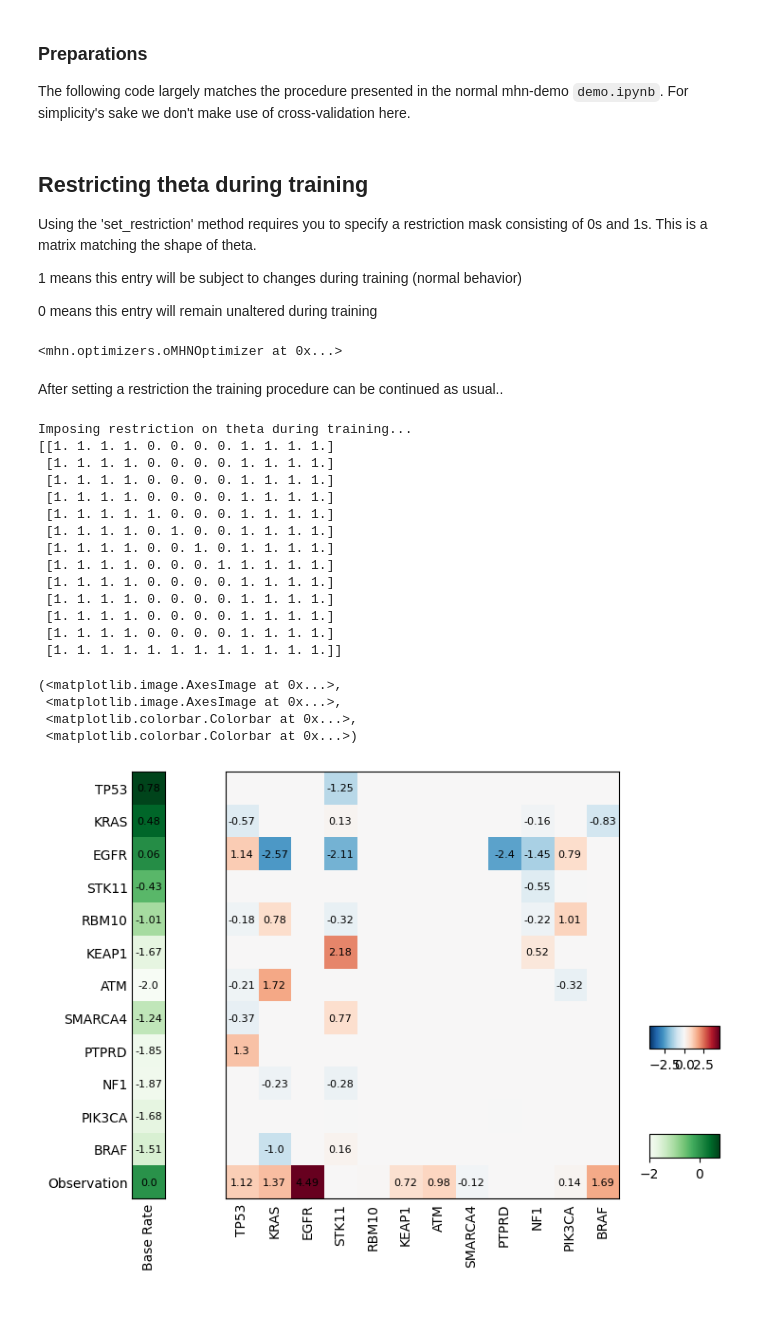
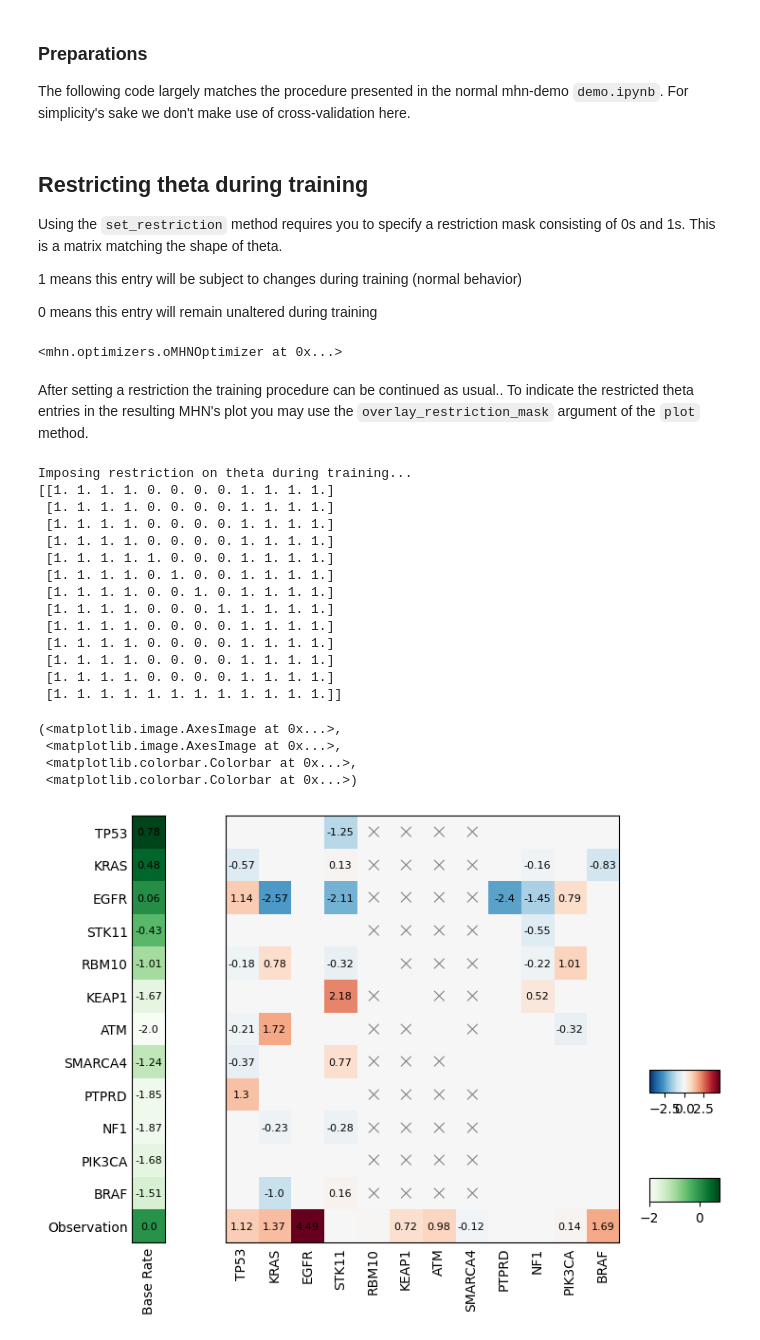
Before and after one commit to MichaelBonart/LearnMHN_TestRepo, a Jupyter notebook: demo/demo_theta-restriction.ipynb, the cells around one changed output. Drawn from its saved outputs; the diff is of its cells as text; code cells hidden in the pictures; blank space fills up the shorter version.

Commit message:
added depiction of restricted theta entries in model.plot()

```diff
--- a/demo/demo_theta-restriction.ipynb
+++ b/demo/demo_theta-restriction.ipynb
@@ -29,7 +29,7 @@ opt_lam=1.0/len(input_subset)
 # %% [markdown]
 ## Restricting theta during training
 
-Using the 'set_restriction' method requires you to specify a restriction mask consisting of 0s and 1s. This is a matrix matching the shape of theta.
+Using the `set_restriction` method requires you to specify a restriction mask consisting of 0s and 1s. This is a matrix matching the shape of theta.
 
  1 means this entry will be subject to changes during training (normal behavior)
 
@@ -47,26 +47,27 @@ opt.set_restriction(restriction_mat=restriction_mask)
 <mhn.optimizers.oMHNOptimizer at 0x...>
 # %% [markdown]
 After setting a restriction the training procedure can be continued as usual..
+To indicate the restricted theta entries in the resulting MHN's plot you may use the `overlay_restriction_mask` argument of the `plot` method.
 # %%
 opt.train(lam=opt_lam)
-opt.result.plot()
+opt.result.plot(overlay_restriction_mask=restriction_mask)
 # %% [output]
 Imposing restriction on theta during training...
 [[1. 1. 1. 1. 0. 0. 0. 0. 1. 1. 1. 1.]
  [1. 1. 1. 1. 0. 0. 0. 0. 1. 1. 1. 1.]
  [1. 1. 1. 1. 0. 0. 0. 0. 1. 1. 1. 1.]
  [1. 1. 1. 1. 0. 0. 0. 0. 1. 1. 1. 1.]
  [1. 1. 1. 1. 1. 0. 0. 0. 1. 1. 1. 1.]
  [1. 1. 1. 1. 0. 1. 0. 0. 1. 1. 1. 1.]
  [1. 1. 1. 1. 0. 0. 1. 0. 1. 1. 1. 1.]
  [1. 1. 1. 1. 0. 0. 0. 1. 1. 1. 1. 1.]
  [1. 1. 1. 1. 0. 0. 0. 0. 1. 1. 1. 1.]
  [1. 1. 1. 1. 0. 0. 0. 0. 1. 1. 1. 1.]
  [1. 1. 1. 1. 0. 0. 0. 0. 1. 1. 1. 1.]
  [1. 1. 1. 1. 0. 0. 0. 0. 1. 1. 1. 1.]
  [1. 1. 1. 1. 1. 1. 1. 1. 1. 1. 1. 1.]]
 (<matplotlib.image.AxesImage at 0x...>,
  <matplotlib.image.AxesImage at 0x...>,
  <matplotlib.colorbar.Colorbar at 0x...>,
  <matplotlib.colorbar.Colorbar at 0x...>)
-[figure, old version]
+[figure, new version]
```
Also changed, not shown: parts of 1 cell of this notebook, 1 other file.
